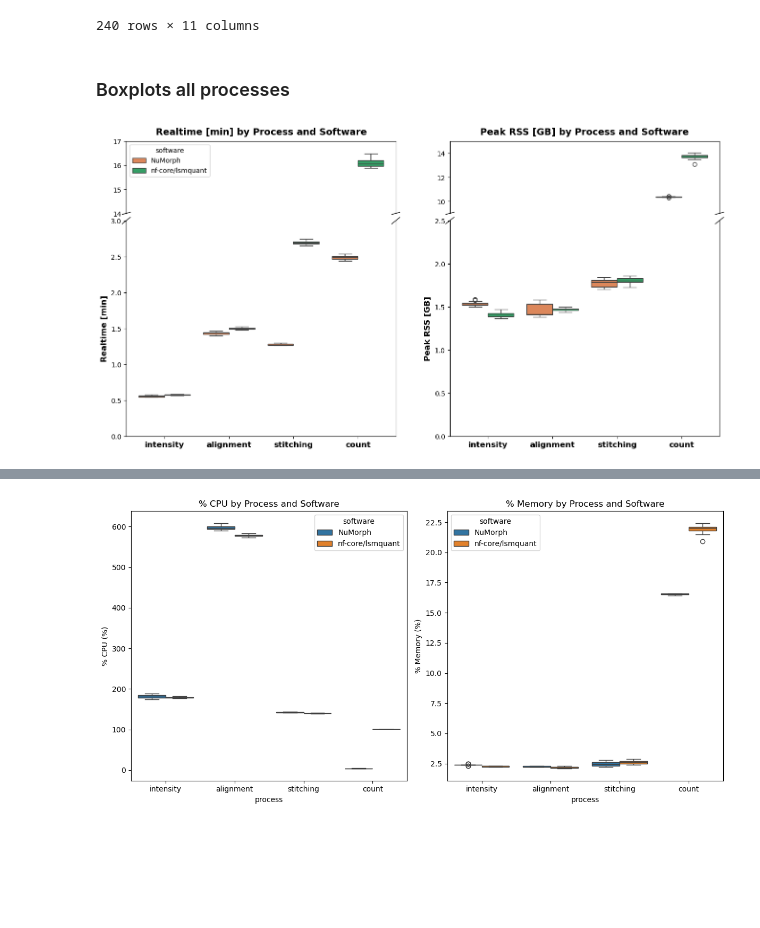
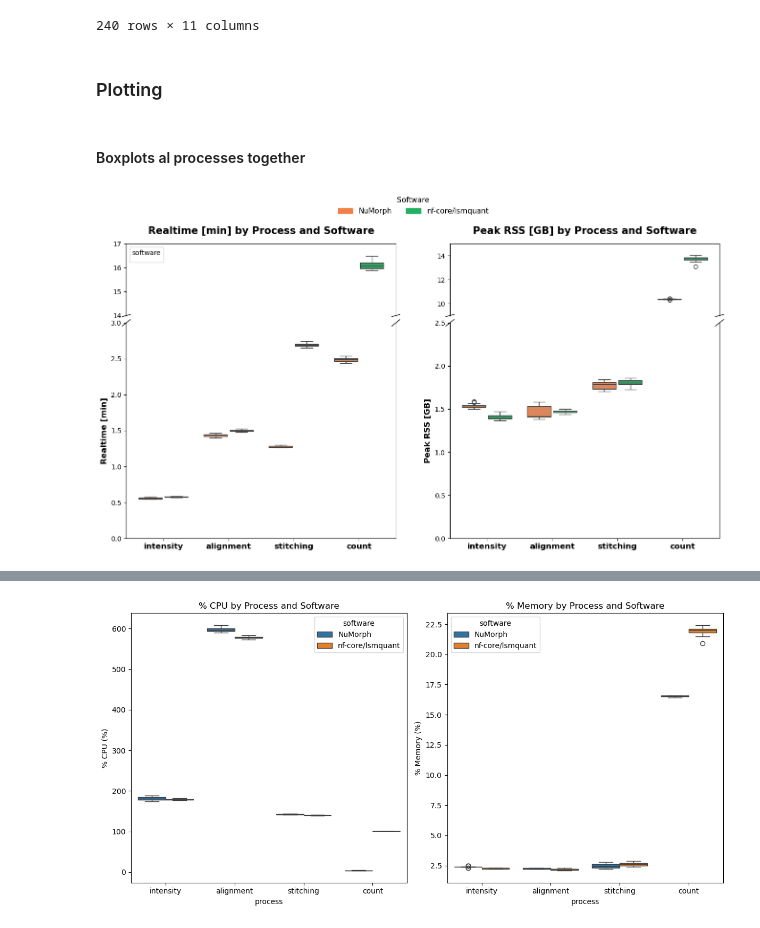
Before and after one commit to CaroAMN/rescue_orphan_code_results, a Jupyter notebook: resource_usage/scaling_results.ipynb, the cells around one changed output, grey strips where cells are left out. Saved outputs shown, nothing was run; the diff lists cells and outputs as text; code cells hidden in the pictures; blank space fills up the shorter version.

Commit message:
adjust resource compariosn plot + cleaning

```diff
--- a/resource_usage/scaling_results.ipynb
+++ b/resource_usage/scaling_results.ipynb
@@ -397,7 +402,7 @@ combined_df
 # %%
 
 #read in the saved combinde dataframe from csv .
-raw_benchmark_df = pd.read_csv('benchmark_results.csv')
+raw_benchmark_df = pd.read_csv('/mnt/ssd/performance_benchmark/benchmark_results.csv')
 raw_benchmark_df
 # %% [output]
 |  | process | realtime | peak_rss | rchar | wchar | read_bytes | write_bytes | pmem | pcpu | software | ... |
@@ -458,13 +463,15 @@ benchmark_df
 | 239 | count | 16.048617 | 13.598389 | 441947586.0 | 1.869282e+06 | 52.0 | 1828.0 | 21.7 | 101.4 | nf-core/lsmquant | ... |
 240 rows × 11 columns
 # %% [markdown]
-### Boxplots all processes
+### Plotting
 # %%
 ## color style for the plots
 palette = {
-    "NuMorph": "#F18046",
-    "nf-core/lsmquant": "#24B064"
+    "NuMorph": "#ff7f00",
+    "nf-core/lsmquant": "#4daf4a"
 }
+# %% [markdown]
+#### Boxplots al processes together
 # %%
 
 fig, axes = plt.subplots(2, 2, figsize=(16, 8),
@@ -478,8 +485,8 @@ for col, (y_col, y_label, y_lims_top, y_lims_bot) in enumerate([
     ax_bot = axes[1, col]
 
     # Plot on both axes
-    sns.boxplot(data=benchmark_df, x='process', y=y_col, hue='software', ax=ax_top, legend=col==0, palette=palette)
-    sns.boxplot(data=benchmark_df, x='process', y=y_col, hue='software', ax=ax_bot, legend=False, palette=palette)
+    sns.boxplot(data=benchmark_df, x='process', y=y_col, hue='software', ax=ax_top, legend=False, palette=palette, gap=0.1)
+    sns.boxplot(data=benchmark_df, x='process', y=y_col, hue='software', ax=ax_bot, legend=False, palette=palette, gap=0.1)
 
     # Set y limits to zoom into each range
     ax_top.set_ylim(*y_lims_top)
@@ -487,32 +494,47 @@ for col, (y_col, y_label, y_lims_top, y_lims_bot) in enumerate([
 
     # Hide the x-axis on top, y-axis label only on bottom
     ax_top.set_xlabel("")
     ax_top.set_xticklabels([])
     ax_top.set_ylabel("")
     ax_bot.set_ylabel(y_label, va="center", labelpad=10, fontsize=12, fontweight="bold")
     ax_bot.set_xlabel("")
     #ax_bot.set_xlabel("Process", labelpad=10, fontsize=12, fontweight="bold")
     ax_bot.set_xticklabels(benchmark_df['process'].unique(), fontsize=12, fontweight="bold")
-    ax_top.set_title(f"{y_label.split(' (')[0]} by Process and Software", fontsize=14, pad=10, fontweight="bold")
+    ax_top.set_title(f"{y_label.split(' (')[0]} by Process and Software", fontsize=15, pad=15, fontweight="bold")
 
     # Broken axis cosmetics — hide inner spines
     ax_top.spines["bottom"].set_visible(False)
     ax_bot.spines["top"].set_visible(False)
     ax_top.tick_params(bottom=False)
 
     # Draw diagonal break marks
     d = 0.015
     kwargs = dict(transform=ax_top.transAxes, color='k', clip_on=False, linewidth=1)
     ax_top.plot((-d, +d), (-d, +d), **kwargs)
     ax_top.plot((1-d, 1+d), (-d, +d), **kwargs)
     kwargs.update(transform=ax_bot.transAxes)
     ax_bot.plot((-d, +d), (1-d, 1+d), **kwargs)
     ax_bot.plot((1-d, 1+d), (1-d, 1+d), **kwargs)
 
 # Move legend to top-left plot
 axes[0, 0].legend(title="software", loc="upper left")
 
+handles = [
+    plt.matplotlib.patches.Patch(color=palette[s], label=s)
+    for s in benchmark_df['software'].unique()
+]
+fig.legend(
+    handles=handles,
+    title="Software",
+    loc="upper center",
+    ncol=len(handles),
+    fontsize=11,
+    title_fontsize=11,
+    bbox_to_anchor=(0.5, 1.02),
+    frameon=False,
+)
+
 #plt.tight_layout()
 plt.show()
 # %% [output]
-[figure, old version]
+[figure, new version]
```
Also changed, not shown: parts of 10 cells of this notebook.
